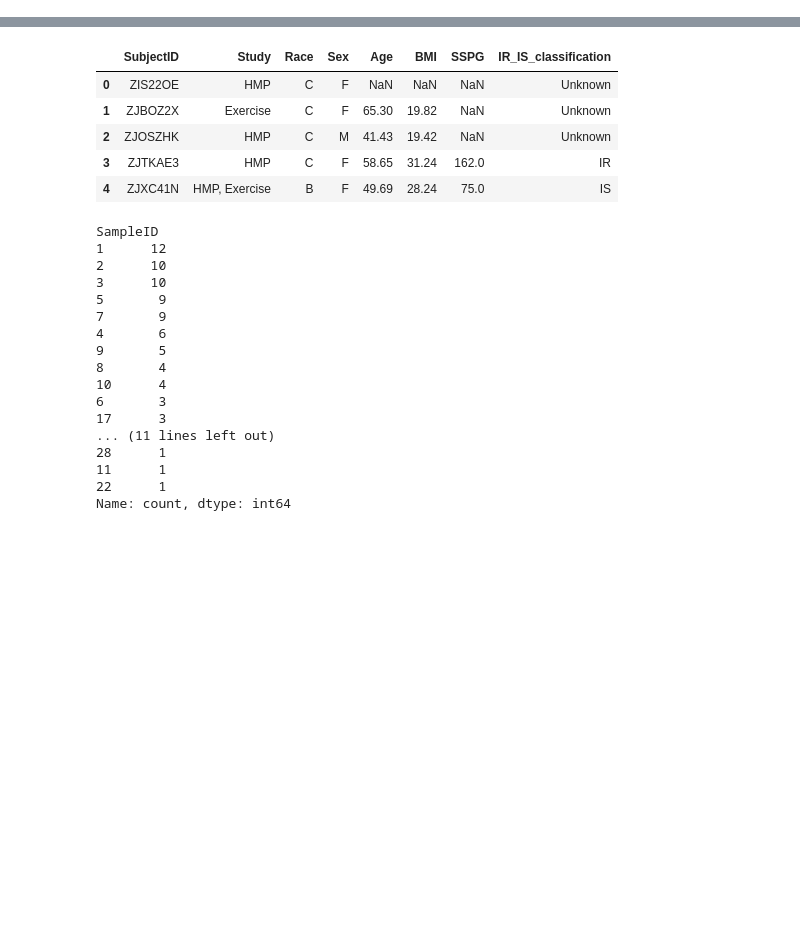
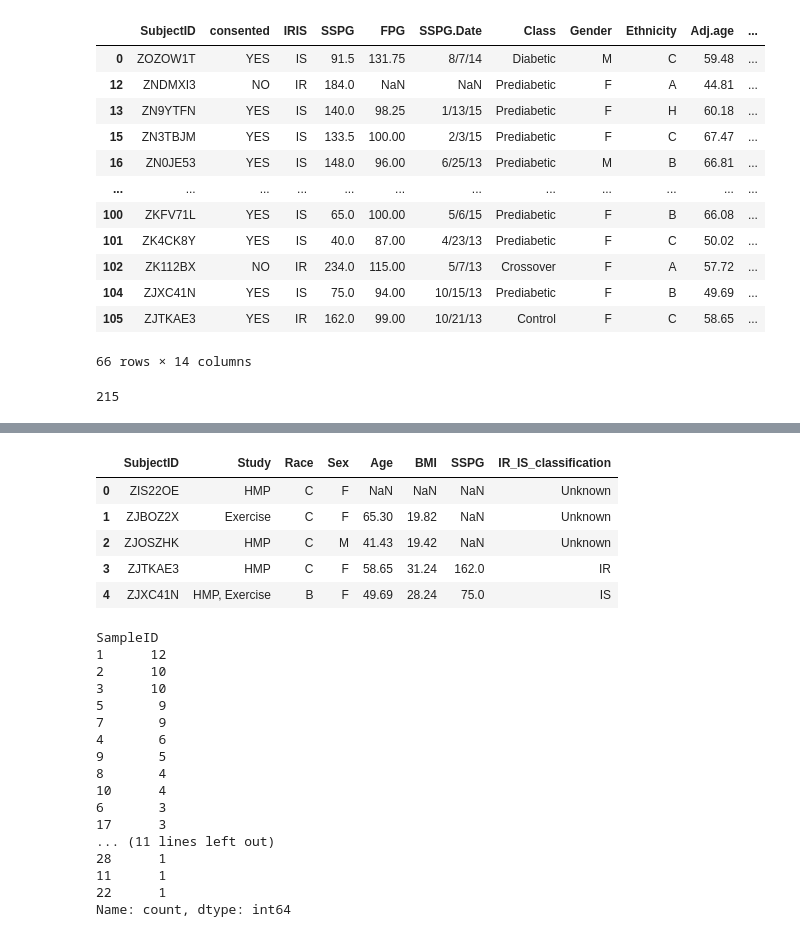
Before and after one commit to nzhang20/DSC180A, a Jupyter notebook: notebooks/candus.ipynb, the cells around one changed output, grey strips where cells are left out. Drawn from its saved outputs; the diff is of its cells as text; code cells hidden in the pictures; blank space fills up the shorter version.

```diff
--- a/notebooks/candus.ipynb
+++ b/notebooks/candus.ipynb
@@ -16,0 +35,21 @@ import json
+# %%
+subjects_iris_known = subjects[subjects['IRIS'] != 'Unknown']
+subjects_iris_known
+# %% [output]
+|  | SubjectID | consented | IRIS | SSPG | FPG | SSPG.Date | Class | Gender | Ethnicity | Adj.age | ... |
+| 0 | ZOZOW1T | YES | IS | 91.5 | 131.75 | 8/7/14 | Diabetic | M | C | 59.48 | ... |
+| 12 | ZNDMXI3 | NO | IR | 184.0 | NaN | NaN | Prediabetic | F | A | 44.81 | ... |
+| 13 | ZN9YTFN | YES | IS | 140.0 | 98.25 | 1/13/15 | Prediabetic | F | H | 60.18 | ... |
+| 15 | ZN3TBJM | YES | IS | 133.5 | 100.00 | 2/3/15 | Prediabetic | F | C | 67.47 | ... |
+| 16 | ZN0JE53 | YES | IS | 148.0 | 96.00 | 6/25/13 | Prediabetic | M | B | 66.81 | ... |
+| ... | ... | ... | ... | ... | ... | ... | ... | ... | ... | ... | ... |
+| 100 | ZKFV71L | YES | IS | 65.0 | 100.00 | 5/6/15 | Prediabetic | F | B | 66.08 | ... |
+| 101 | ZK4CK8Y | YES | IS | 40.0 | 87.00 | 4/23/13 | Prediabetic | F | C | 50.02 | ... |
+| 102 | ZK112BX | NO | IR | 234.0 | 115.00 | 5/7/13 | Crossover | F | A | 57.72 | ... |
+| 104 | ZJXC41N | YES | IS | 75.0 | 94.00 | 10/15/13 | Prediabetic | F | B | 49.69 | ... |
+| 105 | ZJTKAE3 | YES | IR | 162.0 | 99.00 | 10/21/13 | Control | F | C | 58.65 | ... |
+66 rows × 14 columns
+# %%
+subjects_iris_known[subjects_iris_known['IRIS'] == 'IR']['Num_Healthy_Visits'].sum()
+# %% [output]
+215
```
Also changed, not shown: parts of 3 cells of this notebook, 6 other files.
